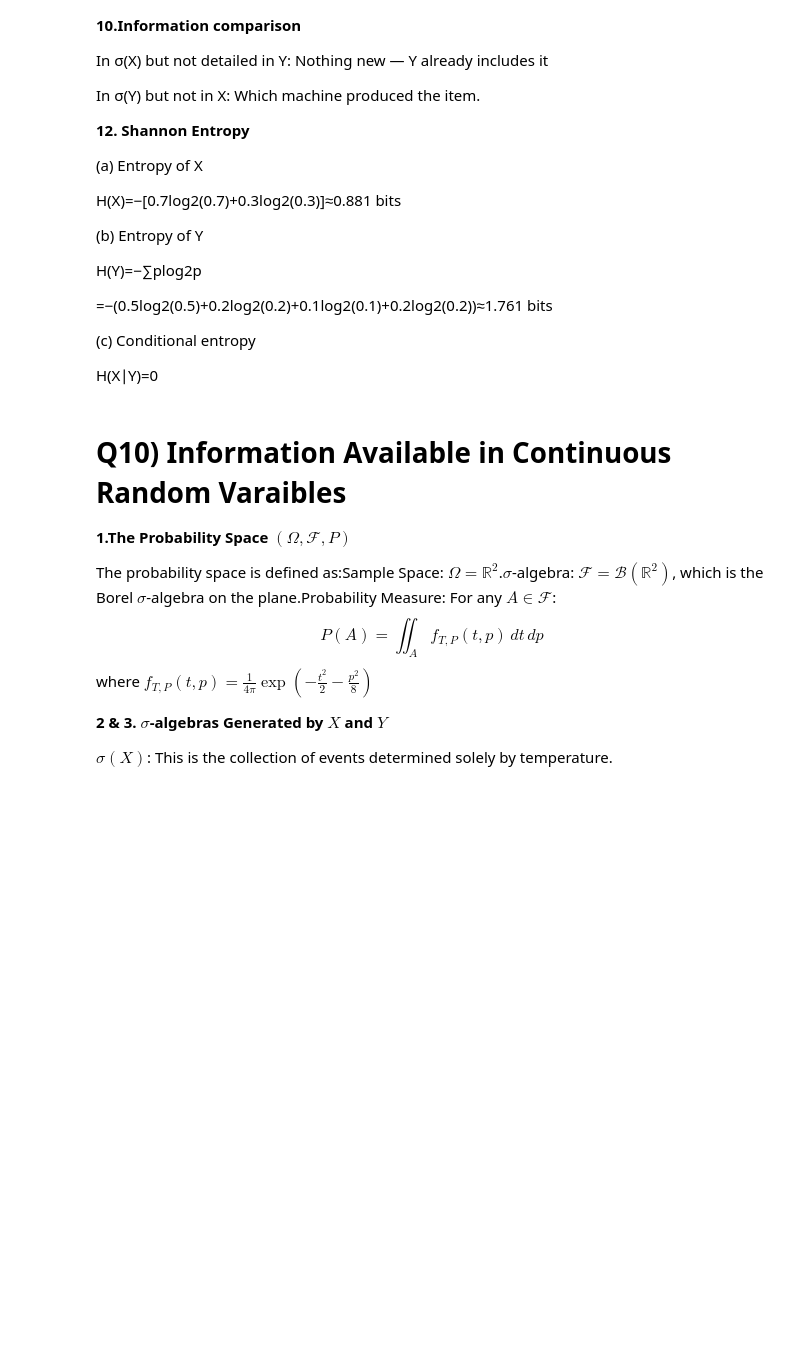
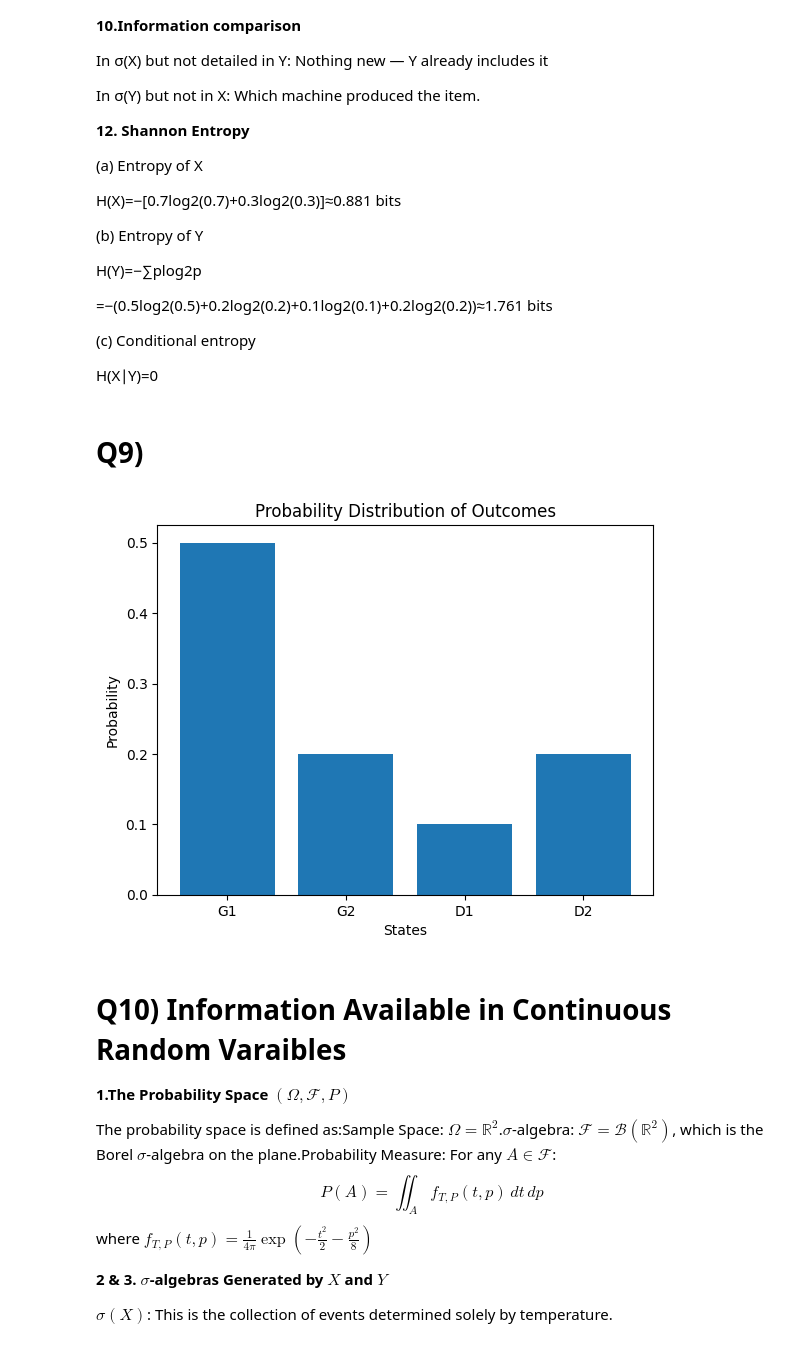
Before and after one commit to e23378-Tharz/Statistical-Learning-e23378, a Jupyter notebook: Assignment_1.ipynb, the cells around one changed output. Cells and saved outputs as stored; diff of their text form; code cells hidden in the pictures; blank space fills up the shorter version.

```diff
--- a/Assignment_1.ipynb
+++ b/Assignment_1.ipynb
@@ -209,6 +209,21 @@
 (c) Conditional entropy
 
 H(X∣Y)=0
+# %% [markdown]
+# **Q9)**
+# %%
+import matplotlib.pyplot as plt
+
+states = ['G1','G2','D1','D2']
+probs = [0.5, 0.2, 0.1, 0.2]
+
+plt.bar(states, probs)
+plt.xlabel("States")
+plt.ylabel("Probability")
+plt.title("Probability Distribution of Outcomes")
+plt.show()
+# %% [output]
+[figure, added]
 # %% [markdown]
 # **Q10) Information Available in Continuous Random Varaibles**
 
```
Also changed, not shown: parts of 2 cells of this notebook.
